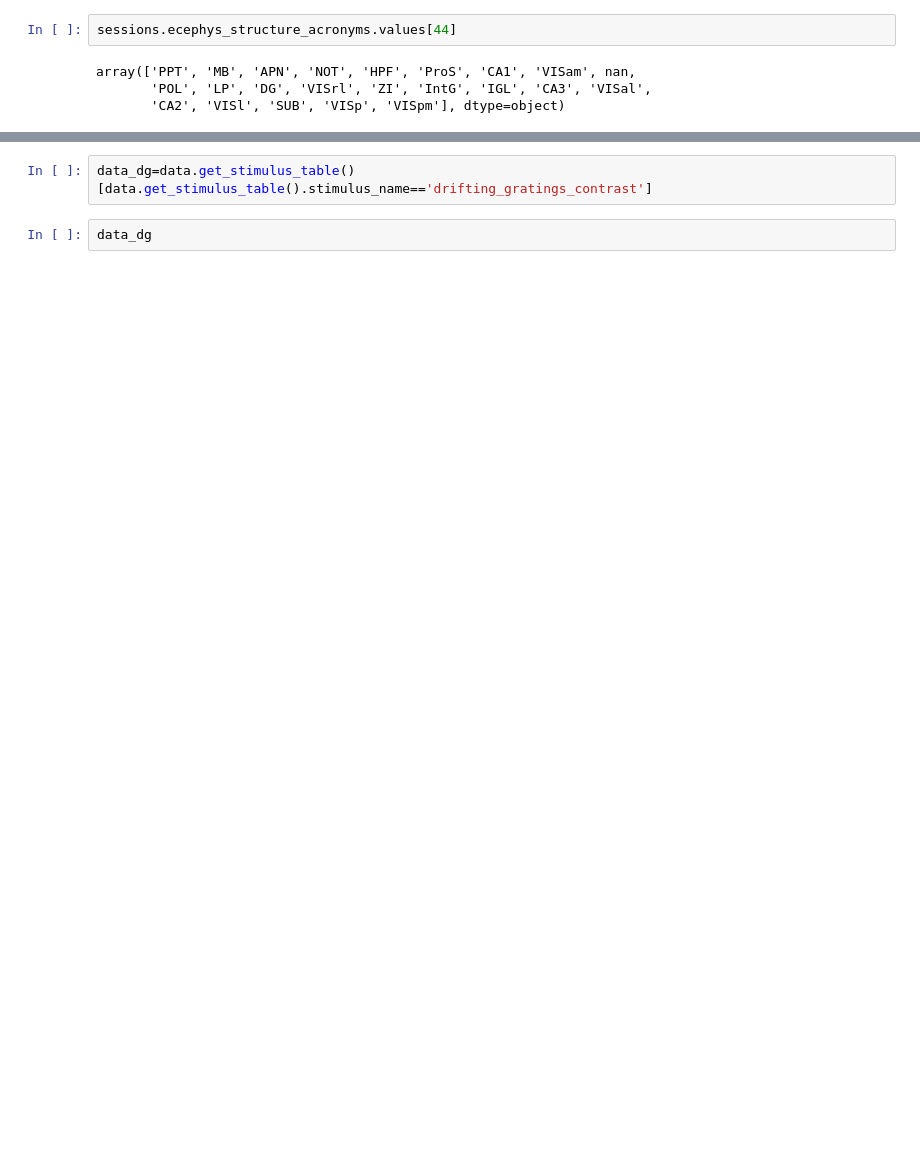
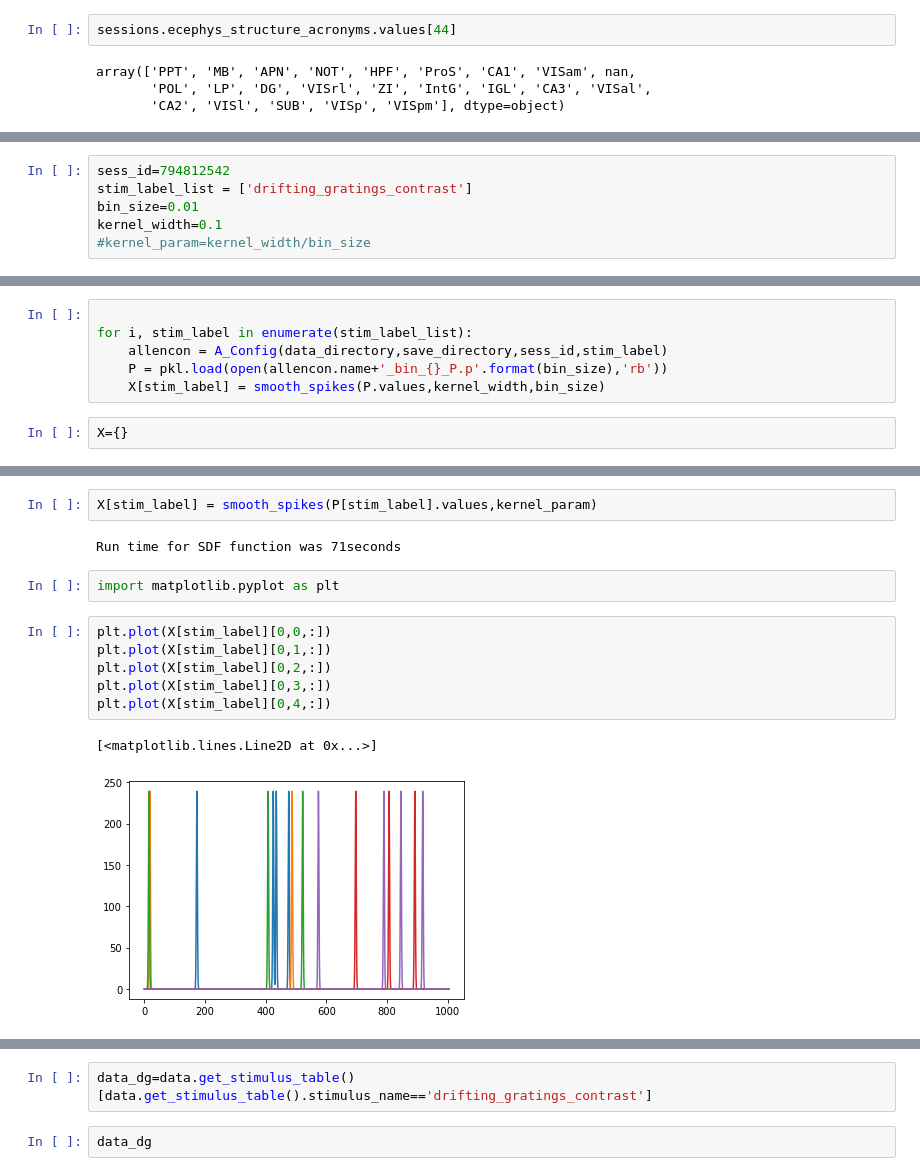
Before and after one commit to m-nolan/asdk-net, a Jupyter notebook: AIBS_Ephys_Data_Load.ipynb, the cells around one changed output, grey strips where cells are left out. Saved outputs shown, nothing was run; the diff lists cells and outputs as text; blank space fills up the shorter version.

```diff
--- a/AIBS_Ephys_Data_Load.ipynb
+++ b/AIBS_Ephys_Data_Load.ipynb
@@ -126,0 +71,6 @@ data.stimulus_names
+# %%
+sess_id=794812542
+stim_label_list = ['drifting_gratings_contrast']
+bin_size=0.01
+kernel_width=0.1
+#kernel_param=kernel_width/bin_size
@@ -126,0 +116,8 @@ data.stimulus_names
+# %%
+
+for i, stim_label in enumerate(stim_label_list):
+    allencon = A_Config(data_directory,save_directory,sess_id,stim_label)
+    P = pkl.load(open(allencon.name+'_bin_{}_P.p'.format(bin_size),'rb'))
+    X[stim_label] = smooth_spikes(P.values,kernel_width,bin_size)
+# %%
+X={}
@@ -126,0 +134,15 @@ data.stimulus_names
+# %%
+X[stim_label] = smooth_spikes(P[stim_label].values,kernel_param)
+# %% [output]
+Run time for SDF function was 71seconds
+# %%
+import matplotlib.pyplot as plt
+# %%
+plt.plot(X[stim_label][0,0,:])
+plt.plot(X[stim_label][0,1,:])
+plt.plot(X[stim_label][0,2,:])
+plt.plot(X[stim_label][0,3,:])
+plt.plot(X[stim_label][0,4,:])
+# %% [output]
+[<matplotlib.lines.Line2D at 0x...>]
+[figure, added]
```
Also changed, not shown: parts of 47 cells of this notebook.
